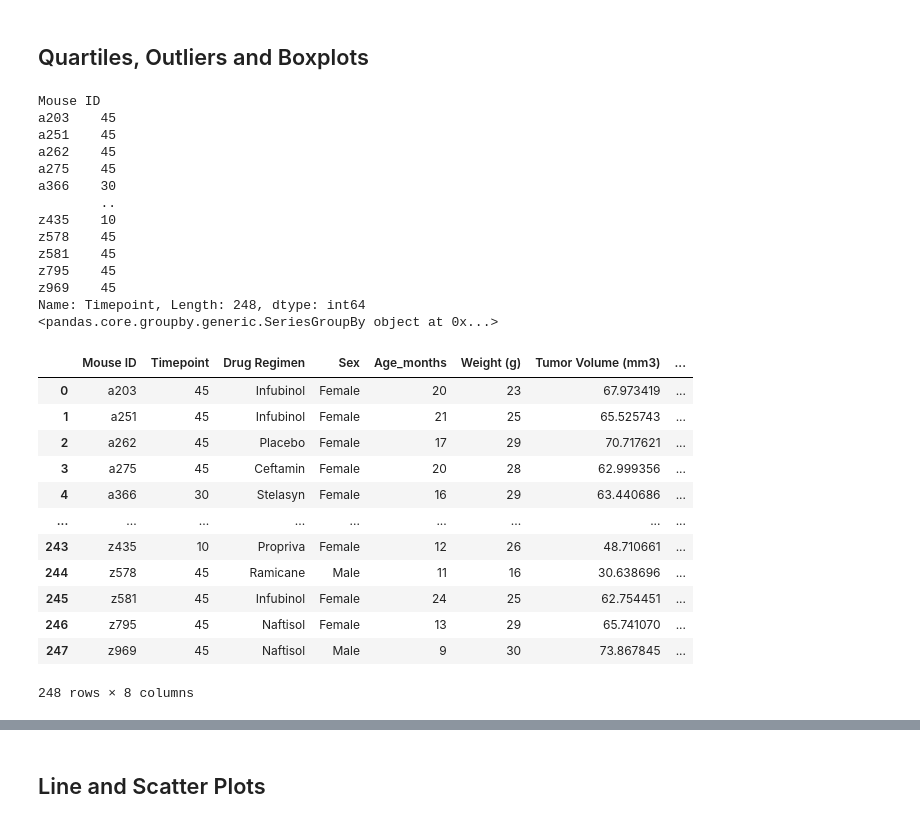
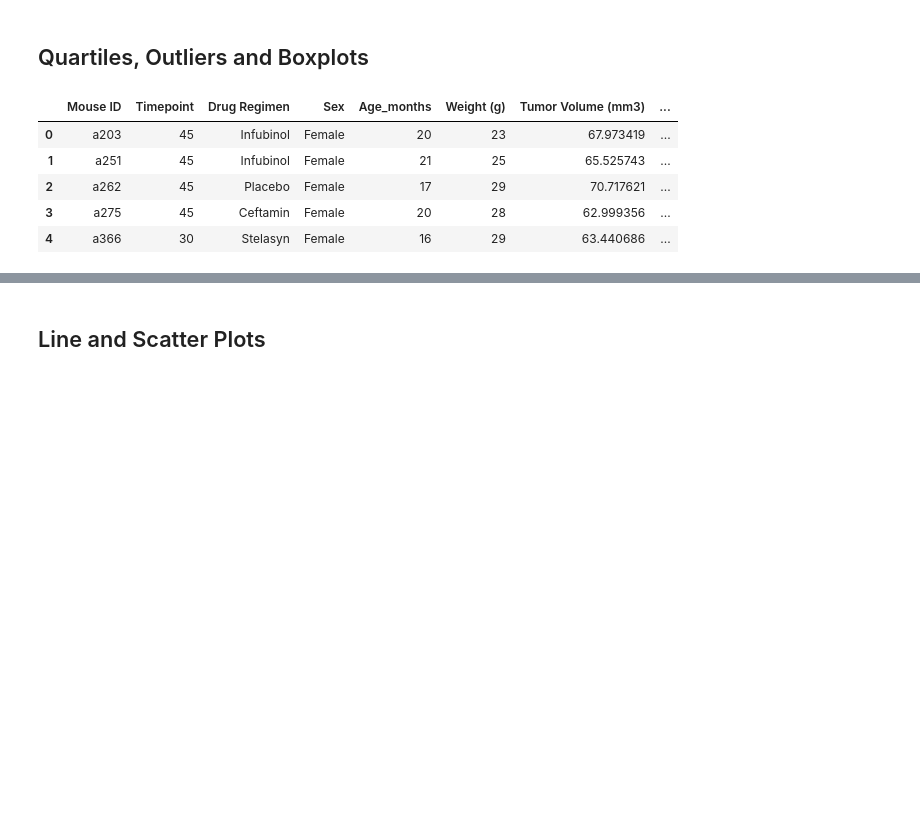
Before and after one commit to drbernal47/pymaceuticals-assignment, a Jupyter notebook: pymaceuticals_starter.ipynb, the cells around one changed output, grey strips where cells are left out. Saved outputs shown, nothing was run; the diff lists cells and outputs as text; code cells hidden in the pictures; blank space fills up the shorter version.

Commit message:
Compiled data and identified outliers in four treatment regimens

```diff
--- a/pymaceuticals_starter.ipynb
+++ b/pymaceuticals_starter.ipynb
@@ -175,43 +175,20 @@ plt.show()
 # %%
 # Calculate the final tumor volume of each mouse across four of the treatment regimens:
 # Capomulin, Ramicane, Infubinol, and Ceftamin
 
 # Start by getting the last (greatest) timepoint for each mouse
 mouse_data = cleaned_data.groupby("Mouse ID")
 last_timepoints = mouse_data["Timepoint"].max()
-print(last_timepoints)
-print(mouse_data["Tumor Volume (mm3)"])
 
 # Merge this group df with the original dataframe to get the tumor volume at the last timepoint
-mergetest = pd.merge(last_timepoints,cleaned_data,how="left",on=["Mouse ID","Timepoint"])
-mergetest
+final_data = pd.merge(last_timepoints,cleaned_data,how="left",on=["Mouse ID","Timepoint"])
+final_data.head()
 # %% [output]
-Mouse ID
-a203    45
-a251    45
-a262    45
-a275    45
-a366    30
-        ..
-z435    10
-z578    45
-z581    45
-z795    45
-z969    45
-Name: Timepoint, Length: 248, dtype: int64
-<pandas.core.groupby.generic.SeriesGroupBy object at 0x...>
 |  | Mouse ID | Timepoint | Drug Regimen | Sex | Age_months | Weight (g) | Tumor Volume (mm3) | ... |
 | 0 | a203 | 45 | Infubinol | Female | 20 | 23 | 67.973419 | ... |
 | 1 | a251 | 45 | Infubinol | Female | 21 | 25 | 65.525743 | ... |
 | 2 | a262 | 45 | Placebo | Female | 17 | 29 | 70.717621 | ... |
 | 3 | a275 | 45 | Ceftamin | Female | 20 | 28 | 62.999356 | ... |
 | 4 | a366 | 30 | Stelasyn | Female | 16 | 29 | 63.440686 | ... |
-| ... | ... | ... | ... | ... | ... | ... | ... | ... |
-| 243 | z435 | 10 | Propriva | Female | 12 | 26 | 48.710661 | ... |
-| 244 | z578 | 45 | Ramicane | Male | 11 | 16 | 30.638696 | ... |
-| 245 | z581 | 45 | Infubinol | Female | 24 | 25 | 62.754451 | ... |
-| 246 | z795 | 45 | Naftisol | Female | 13 | 29 | 65.741070 | ... |
-| 247 | z969 | 45 | Naftisol | Male | 9 | 30 | 73.867845 | ... |
-248 rows × 8 columns
 # %%
 # Put treatments into a list for for loop (and later for plot labels)
```
Also changed, not shown: parts of 2 cells of this notebook.
